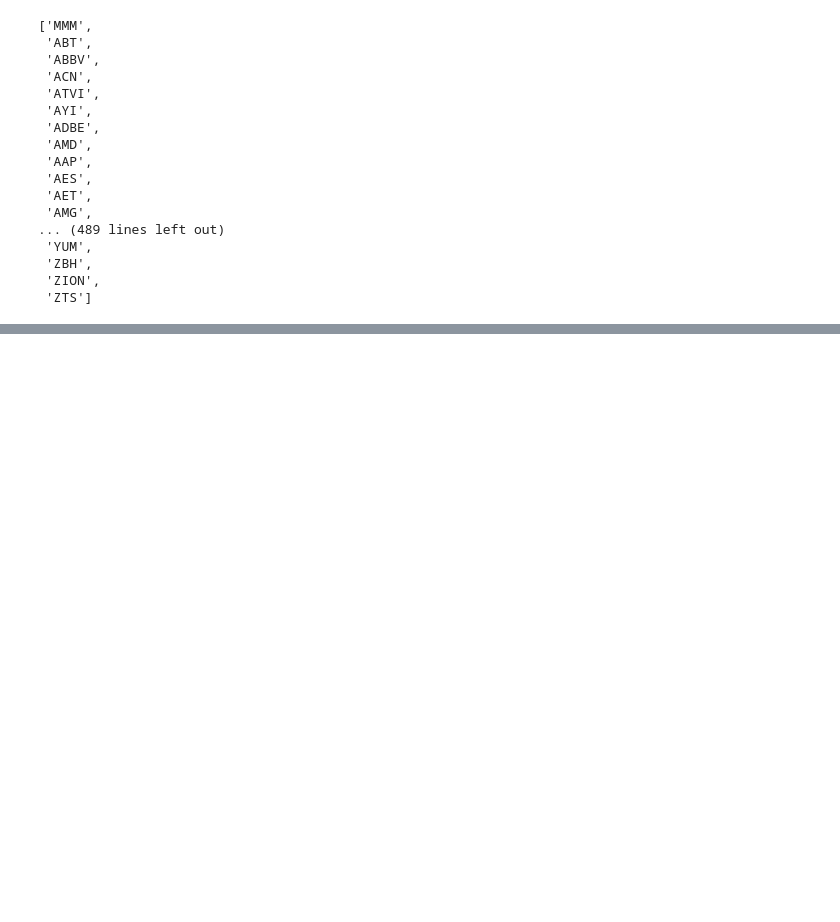
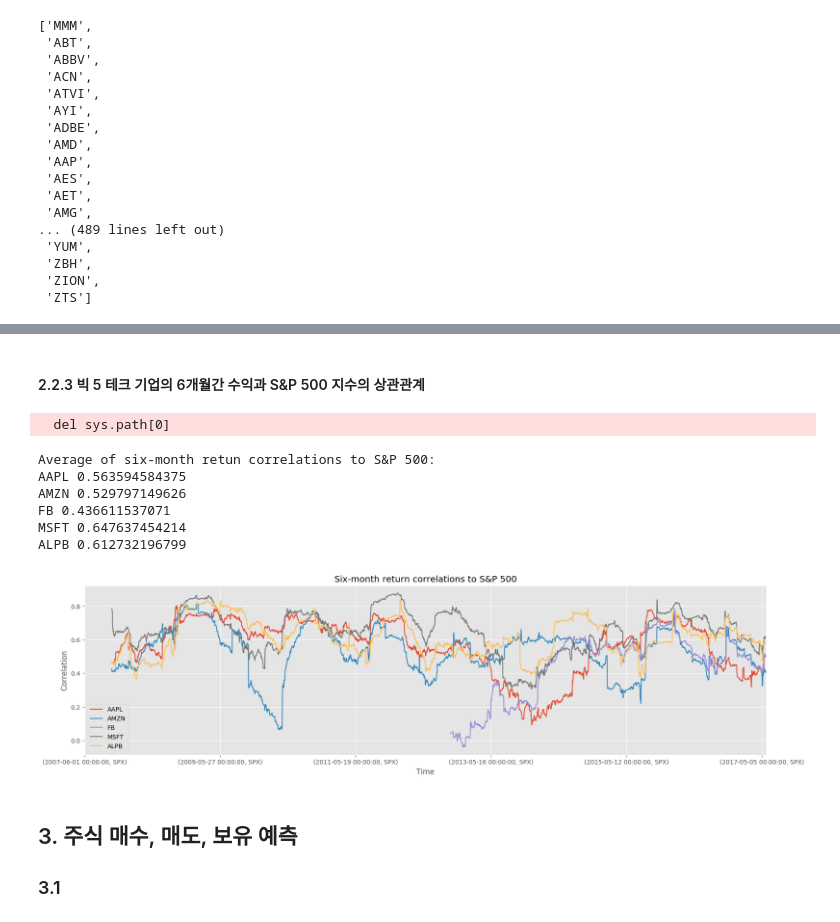
Before and after one commit to gihyeon/stock-price-prediction, a Jupyter notebook: stock-price-prediction.ipynb, the cells around one changed output, grey strips where cells are left out. Drawn from its saved outputs; the diff is of its cells as text; code cells hidden in the pictures; blank space fills up the shorter version.

```diff
--- a/stock-price-prediction.ipynb
+++ b/stock-price-prediction.ipynb
@@ -390,2 +500,42 @@ visualize_corr()
+# %% [markdown]
+#### 2.2.3 빅 5 테크 기업의 6개월간 수익과  S&P 500 지수의 상관관계
+# %%
+mpl.rcParams['figure.figsize'] = (20, 5)
+
+# Six-month return correlations to S&P 500
+# SPX: S&P 500 index, downloaded manually from Yahoo Finance
+spx = pd.read_csv('SPX.csv', parse_dates=True, index_col=0)
+spx.rename(columns={'Adj Close': 'SPX'}, inplace=True)
+spx.drop(['Open', 'High', 'Low', 'Close', 'Volume'], 1, inplace=True)
+
+spx_rets = spx / spx.shift(1) - 1
+returns = big5_closes.pct_change()
+
+# Need to fix rolling_corr() -> DataFrame.rolling().corr(another DF)
+corr = pd.rolling_corr(returns, spx_rets, 125, min_periods=100, pairwise=True)
+corr.dropna()
+
+big5_list = ['AAPL', 'AMZN', 'FB', 'MSFT', 'ALPB']
+print('Average of six-month retun correlations to S&P 500:')
+for b in big5_list:
+    print(b, corr[f"{b}"].mean())
+
+corr.plot()
+plt.title('Six-month return correlations to S&P 500')
+plt.xlabel('Time')
+plt.ylabel('Correlation')
+plt.show()
+# %% [output]
+  del sys.path[0]
+Average of six-month retun correlations to S&P 500:
+AAPL 0.563594584375
+AMZN 0.529797149626
+FB 0.436611537071
+MSFT 0.647637454214
+ALPB 0.612732196799
+[figure, added]
+# %% [markdown]
+## 3. 주식 매수, 매도, 보유 예측
+### 3.1
 # %%
 from collections import Counter
```
Also changed, not shown: parts of 33 cells of this notebook, 4 other files.
